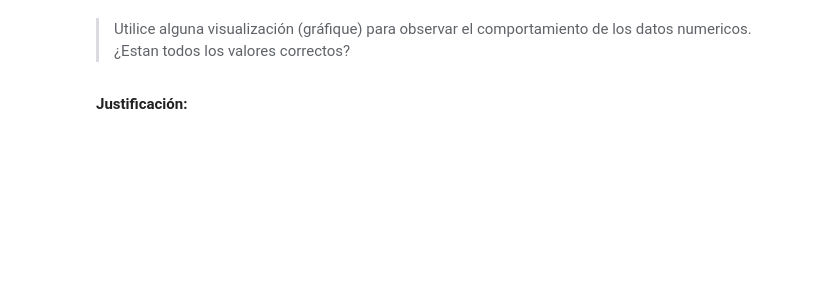
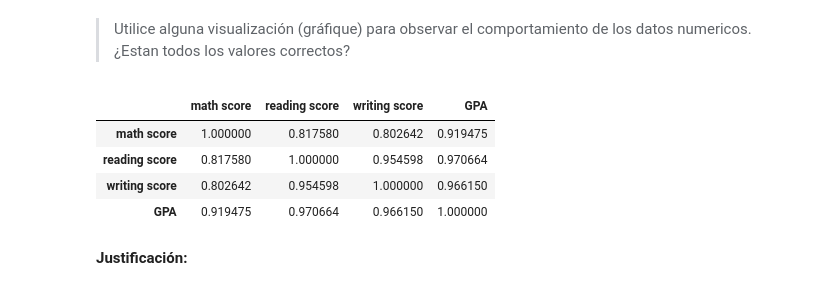
Before and after one commit to nicacevedo/Laboratorio-Ciencia-de-Datos, a Jupyter notebook: Lab2/Laboratoriov2.ipynb, the cells around one changed output. Saved outputs shown, nothing was run; the diff lists cells and outputs as text; code cells hidden in the pictures; blank space fills up the shorter version.

```diff
--- a/Lab2/Laboratoriov2.ipynb
+++ b/Lab2/Laboratoriov2.ipynb
@@ -218,3 +235,12 @@ distribuciones(df_grades)
+# %%
+# Análisis Bivariado
+df_grades.corr()
+# %% [output]
+|  | math score | reading score | writing score | GPA |
+| math score | 1.000000 | 0.817580 | 0.802642 | 0.919475 |
+| reading score | 0.817580 | 1.000000 | 0.954598 | 0.970664 |
+| writing score | 0.802642 | 0.954598 | 1.000000 | 0.966150 |
+| GPA | 0.919475 | 0.970664 | 0.966150 | 1.000000 |
 # %% [markdown]
 **Justificación:**
 # %% [markdown]
```
Also changed, not shown: parts of 20 cells of this notebook.
